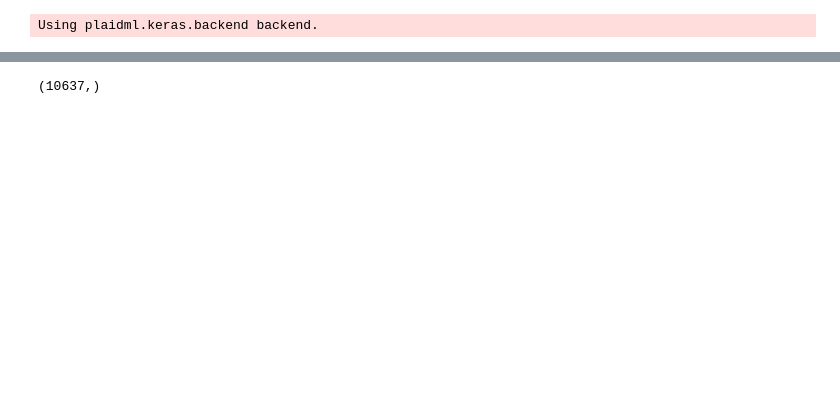
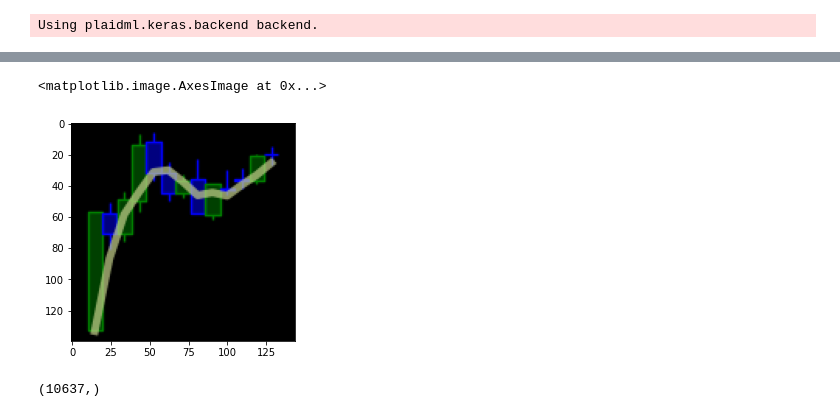
Before and after one commit to jnani1972/AI-for-Trading, a Jupyter notebook: CNN_image_v2/AI_cnn.ipynb, the cells around one changed output, grey strips where cells are left out. Cells and saved outputs as stored; diff of their text form; code cells hidden in the pictures; blank space fills up the shorter version.

```diff
--- a/CNN_image_v2/AI_cnn.ipynb
+++ b/CNN_image_v2/AI_cnn.ipynb
@@ -197,3 +182,8 @@ AttributeError: 'tuple' object has no attribute 'dims'
+# %%
+plt.imshow(x_train[1])
+# %% [output]
+<matplotlib.image.AxesImage at 0x...>
+[figure, added]
 # %%
 y_train.shape
 # %% [output]
```
Also changed, not shown: parts of 4 cells of this notebook.
